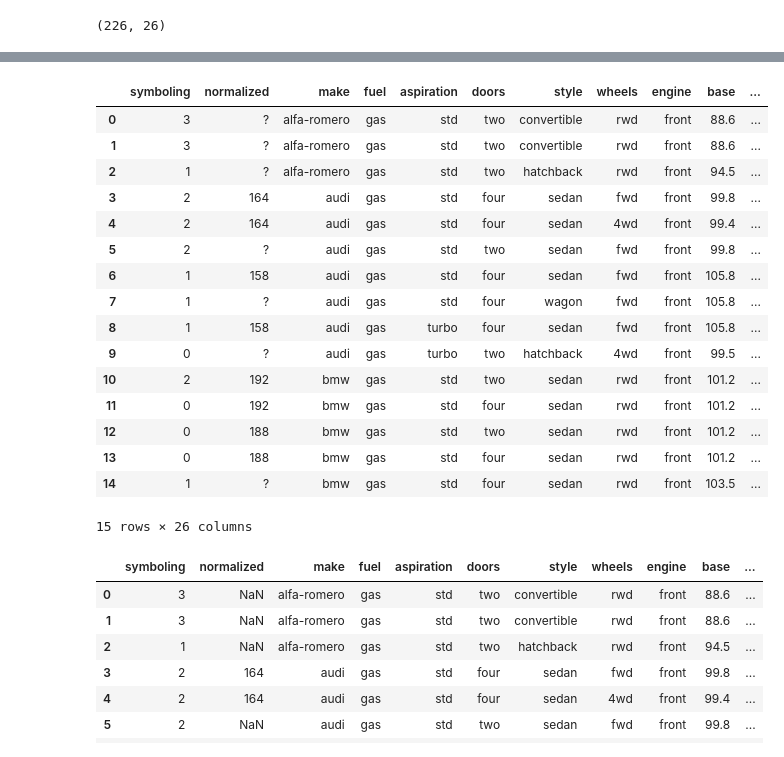
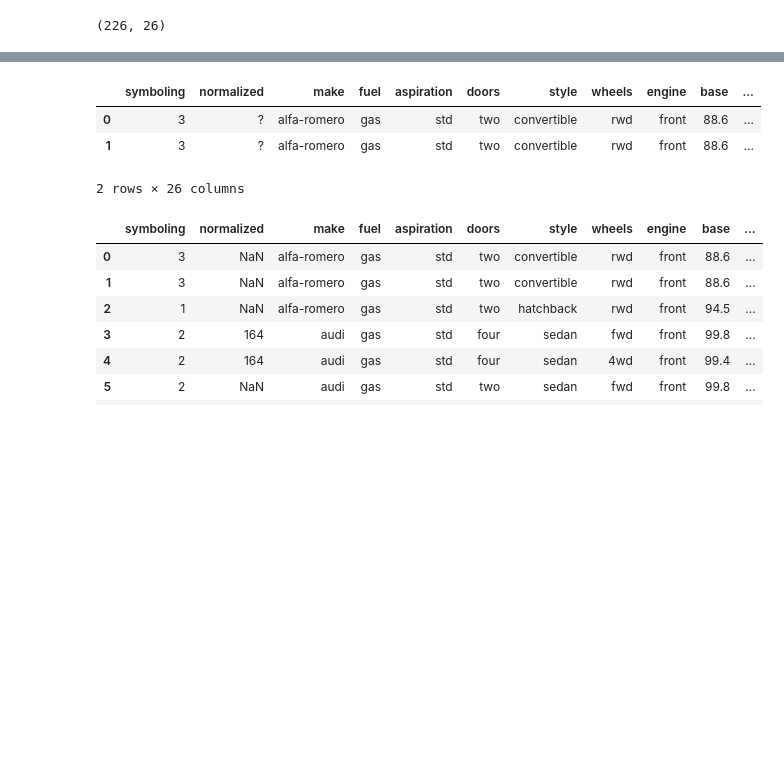
Before and after one commit to Calderon20/portafolio-de-evidencias, a Jupyter notebook: AnalisisDatos_Autos.ipynb, the cells around one changed output, grey strips where cells are left out. Saved outputs shown, nothing was run; the diff lists cells and outputs as text; code cells hidden in the pictures; blank space fills up the shorter version.

```diff
--- a/AnalisisDatos_Autos.ipynb
+++ b/AnalisisDatos_Autos.ipynb
@@ -208,25 +186,12 @@ df_Autos.shape
 
 <h3 Style="color:color:##2F4F4F">2.1 Identificar como se muestran los valores faltantes y estandarizarlos</h3>
 # %%
-df_Autos.head(15)
+df_Autos.head(2)
 # %% [output]
 |  | symboling | normalized | make | fuel | aspiration | doors | style | wheels | engine | base | ... |
 | 0 | 3 | ? | alfa-romero | gas | std | two | convertible | rwd | front | 88.6 | ... |
 | 1 | 3 | ? | alfa-romero | gas | std | two | convertible | rwd | front | 88.6 | ... |
-| 2 | 1 | ? | alfa-romero | gas | std | two | hatchback | rwd | front | 94.5 | ... |
-| 3 | 2 | 164 | audi | gas | std | four | sedan | fwd | front | 99.8 | ... |
-| 4 | 2 | 164 | audi | gas | std | four | sedan | 4wd | front | 99.4 | ... |
-| 5 | 2 | ? | audi | gas | std | two | sedan | fwd | front | 99.8 | ... |
-| 6 | 1 | 158 | audi | gas | std | four | sedan | fwd | front | 105.8 | ... |
-| 7 | 1 | ? | audi | gas | std | four | wagon | fwd | front | 105.8 | ... |
-| 8 | 1 | 158 | audi | gas | turbo | four | sedan | fwd | front | 105.8 | ... |
-| 9 | 0 | ? | audi | gas | turbo | two | hatchback | 4wd | front | 99.5 | ... |
-| 10 | 2 | 192 | bmw | gas | std | two | sedan | rwd | front | 101.2 | ... |
-| 11 | 0 | 192 | bmw | gas | std | four | sedan | rwd | front | 101.2 | ... |
-| 12 | 0 | 188 | bmw | gas | std | two | sedan | rwd | front | 101.2 | ... |
-| 13 | 0 | 188 | bmw | gas | std | four | sedan | rwd | front | 101.2 | ... |
-| 14 | 1 | ? | bmw | gas | std | four | sedan | rwd | front | 103.5 | ... |
-15 rows × 26 columns
+2 rows × 26 columns
 # %%
 df_Autos.replace("?",np.nan,inplace= True)
 # %%
```
Also changed, not shown: parts of 34 cells of this notebook.
